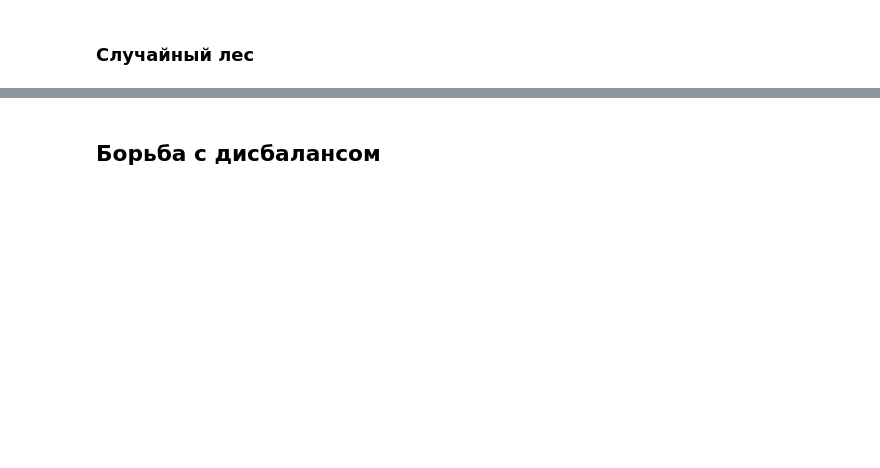
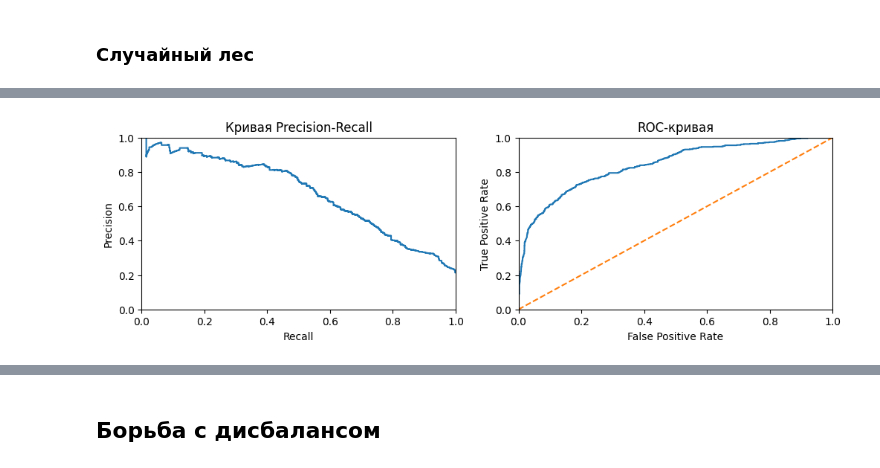
Before and after one commit to Shurick-G/practicum, a Jupyter notebook: churn/Churn_predict.ipynb, the cells around one changed output, grey strips where cells are left out. Saved outputs shown, nothing was run; the diff lists cells and outputs as text; code cells hidden in the pictures; blank space fills up the shorter version.

```diff
--- a/churn/Churn_predict.ipynb
+++ b/churn/Churn_predict.ipynb
@@ -309,0 +333,5 @@ best accuracy_score: 0.8492
+# %%
+%%time
+valid_prediction = best_model.predict(valid_features)
+valid_probabilities = best_model.predict_proba(valid_features)
+add_model_chars(valid_prediction, valid_target, valid_probabilities, models_type='RandomForestClassifier')
@@ -310,3 +346,7 @@ best accuracy_score: 0.8492
+# %%
+build_graphs(best_model, valid_features, valid_target, valid_probabilities)
+# %% [output]
+[figure, added]
 # %%
 pd.DataFrame(models_chars)
 # %% [output]
```
Also changed, not shown: parts of 21 cells of this notebook.
